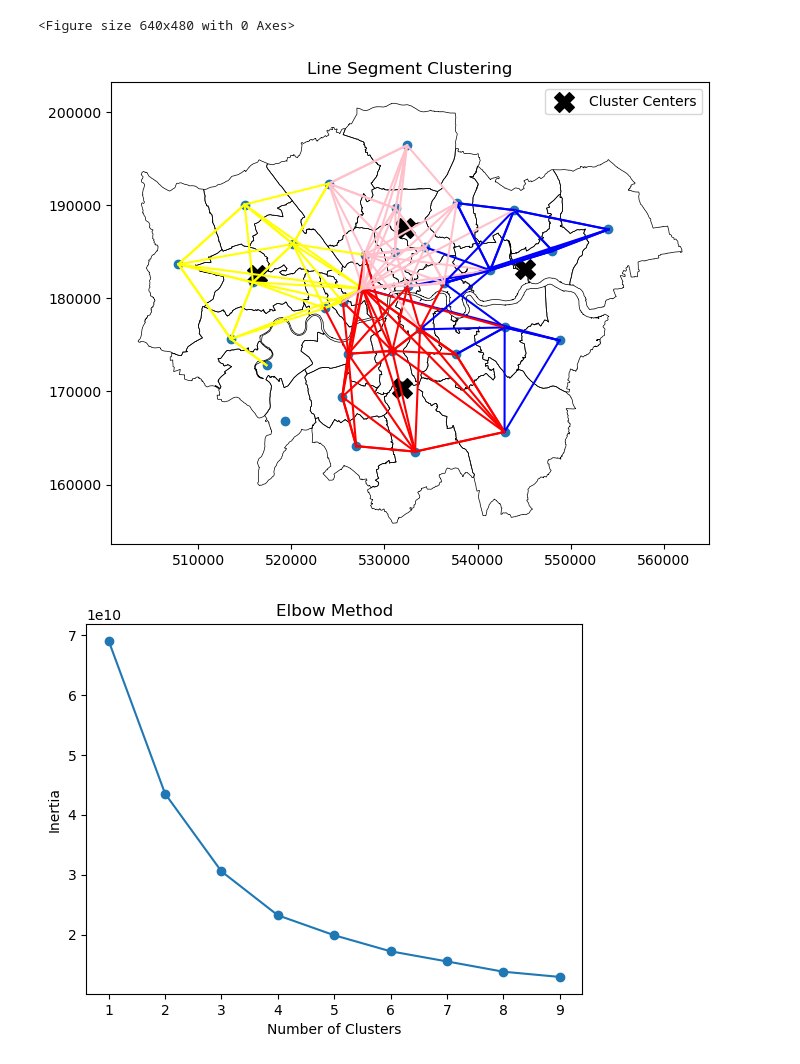
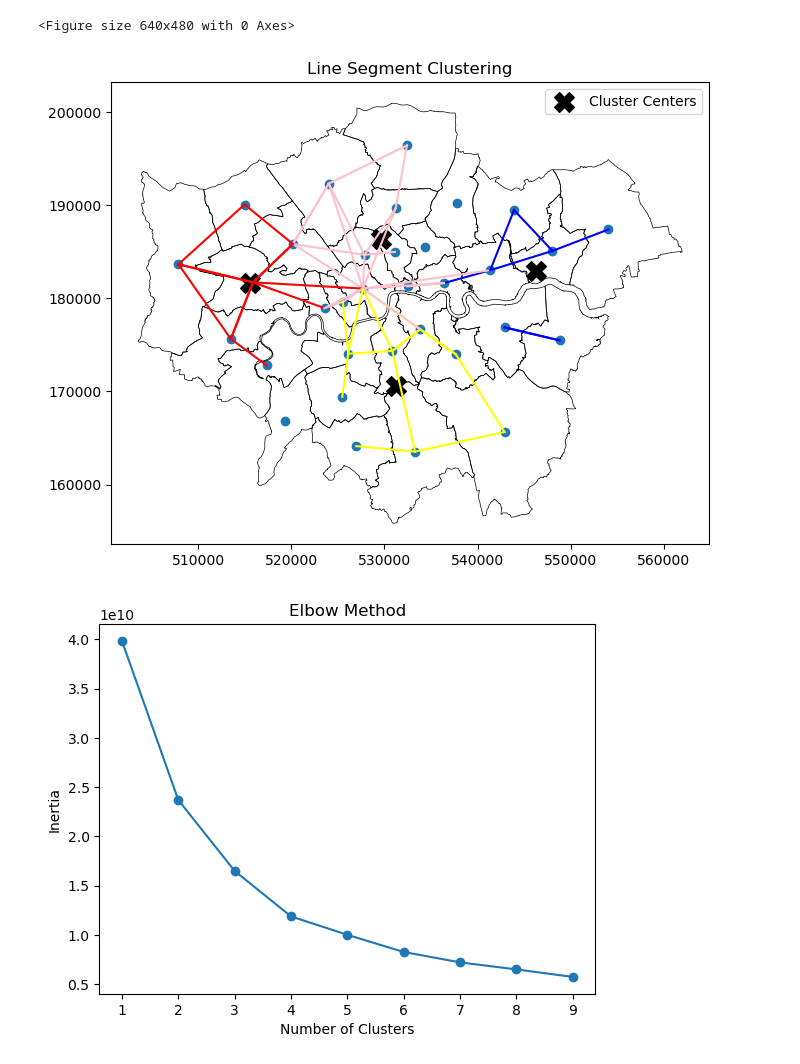
Before and after one commit to XianchenWang0421/CASA0007_Written_Investigation, a Jupyter notebook: code/data_read.ipynb, the cells around one changed output. Drawn from its saved outputs; the diff is of its cells as text; code cells hidden in the pictures.

```diff
--- a/code/data_read.ipynb
+++ b/code/data_read.ipynb
@@ -296,7 +296,7 @@ plt.show()
 # %% [output]
 [figure]
 # %%
-filtered_df = df_od_flow[df_od_flow['flow'] > 2500]
+filtered_df = df_od_flow[df_od_flow['flow'] > 5000]
 filtered_df.info()
 # %% [output]
 <class 'geopandas.geodataframe.GeoDataFrame'>
@@ -326,3 +317,5 @@ filtered_df.head()
+# %%
+filtered_df = filtered_df.reset_index(drop=True)
 # %%
 min_value = filtered_df['flow'].min()
 max_value = filtered_df['flow'].max()
@@ -355,38 +339,38 @@ filtered_df.plot(ax=ax, color='lightgray', linewidth=2)
 <Figure size 640x480 with 0 Axes>
 # %%
 # 将线段数据的坐标转为 NumPy 数组
-lines_array = np.array(filtered_df['geometry'].apply(lambda line: [line.xy[0][0], line.xy[1][0], line.xy[0][1], line.xy[1][1]]).tolist())
+lines_array = filtered_df[['ox', 'oy', 'dx', 'dy']].values
 
 # 使用 KMeans 聚类
 kmeans = KMeans(n_clusters=4, random_state=42)
 kmeans.fit(lines_array)
 
 # 获取聚类结果和聚类中心
 labels = kmeans.labels_
 centers = kmeans.cluster_centers_
 
 colors = ['red', 'blue', 'yellow', 'pink']
 
 # 绘制聚类结果
 fig, ax = plt.subplots(figsize=(8, 6))
 
 # 绘制原始线段
 gdf.plot(ax=ax)
 #filtered_df.plot(ax=ax, linewidth = filtered_df['flow_normalize'] * 100)
 London_borough.plot(ax=ax, edgecolor='black', facecolor='none', linewidth=0.5)
 
 # 绘制聚类中心
 plt.scatter(centers[:, 0], centers[:, 1], c='black', marker='X', s=200, label='Cluster Centers')
 
 # 绘制聚类结果
 for i, label in enumerate(labels):
     plt.plot([lines_array[i, 0], lines_array[i, 2]], [lines_array[i, 1], lines_array[i, 3]], color=colors[label])
 
 plt.legend()
 plt.title('Line Segment Clustering')
 plt.show()
 # %% [output]
-[figure, old version]
+[figure, new version]
 # %%
 # 肘部法则
 inertia_values = []
@@ -402,7 +386,7 @@ plt.ylabel('Inertia')
 plt.title('Elbow Method')
 plt.show()
 # %% [output]
-[figure, old version]
+[figure, new version]
 # %%
 from sklearn.metrics import silhouette_score
 
```
Also changed, not shown: parts of 41 cells of this notebook.
